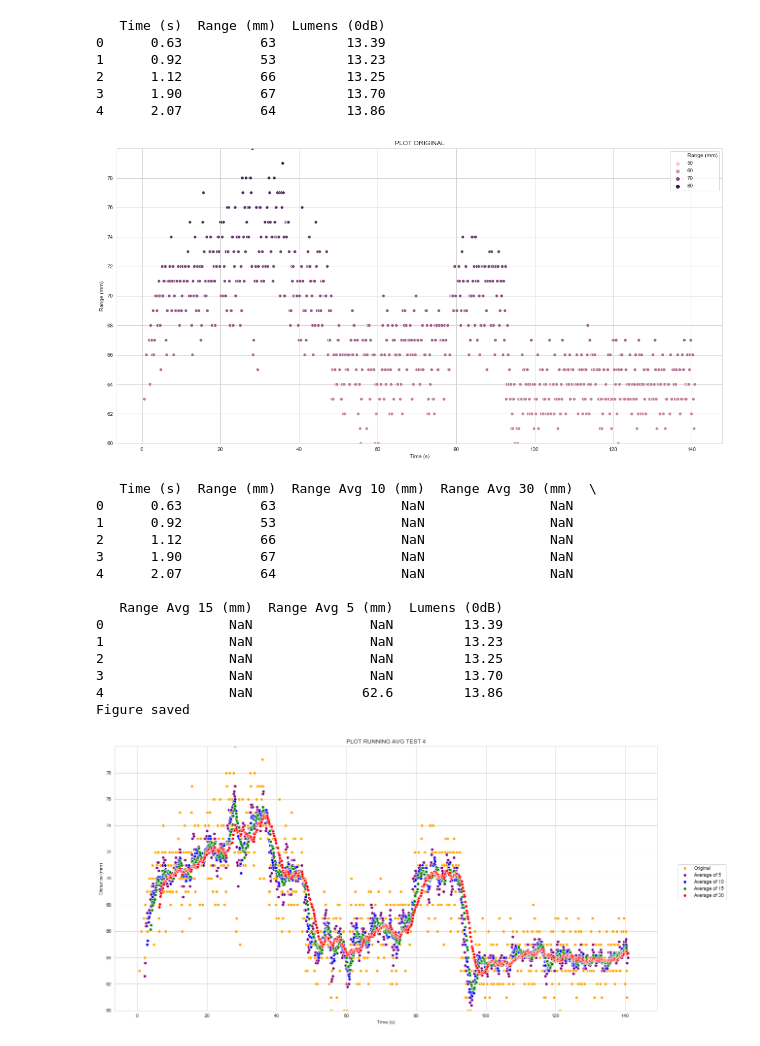
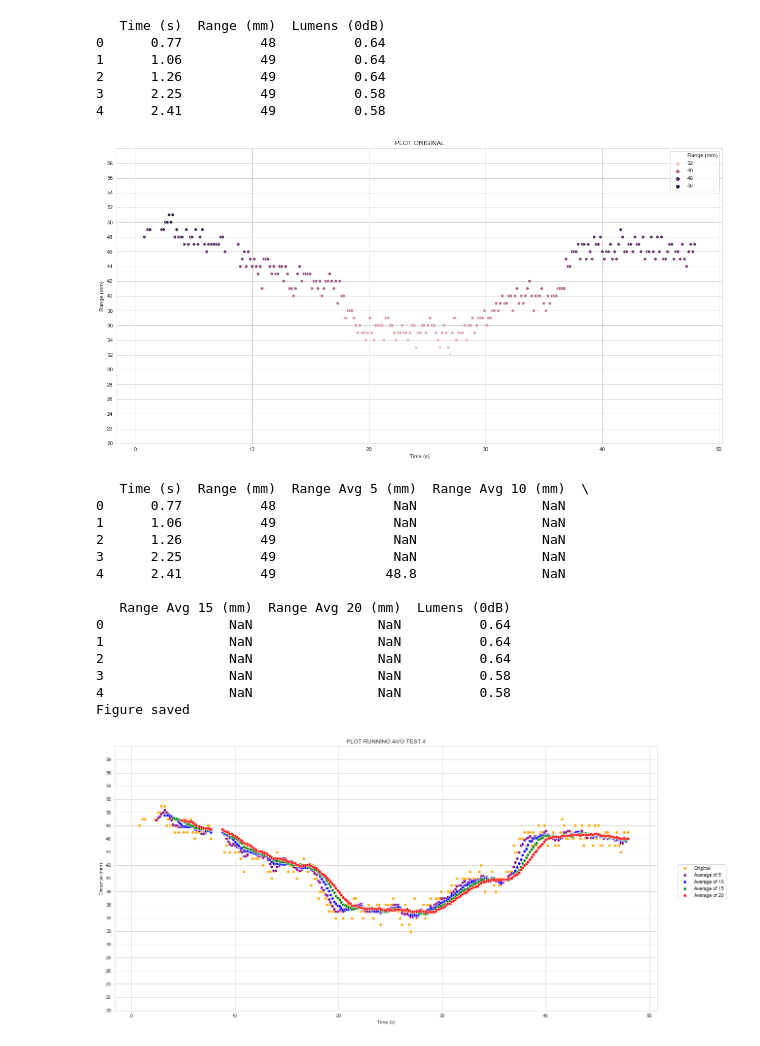
Before and after one commit to ubcbaja/eCVT, a Jupyter notebook: CFP/Data Analysis.ipynb, the cells around one changed output. Cells and saved outputs as stored; diff of their text form; code cells hidden in the pictures.

```diff
--- a/CFP/Data Analysis.ipynb
+++ b/CFP/Data Analysis.ipynb
@@ -9,76 +9,76 @@ import sys
 # %%
 sns.set_style("whitegrid")
 
-file_path = "D:\Documents\GitHub\eCVT\CFP\DistanceTest_2019_11_14_15_38_21_Test4_Revving_More.csv"
+file_path = "DistanceTest_2019_11_25_20_48_00_Run8.csv"
 # %%
 dfOriginal = pd.read_csv(file_path, encoding = 'utf-8')
 
 print(dfOriginal.head())
 
 ax = sns.scatterplot(x = "Time (s)", y = "Range (mm)", data = dfOriginal, hue = "Range (mm)")
-ax.set_ylim([60, 80])
+ax.set_ylim([20, 60])
 plt.title("PLOT ORIGINAL")
-plt.yticks(np.arange(60, 80, step = 2))
+plt.yticks(np.arange(20, 60, step = 2))
 
 fig = plt.gcf() # get current figures
 fig.set_size_inches(20, 10)
 # %% [output]
    Time (s)  Range (mm)  Lumens (0dB)
-0      0.63          63         13.39
-1      0.92          53         13.23
-2      1.12          66         13.25
-3      1.90          67         13.70
-4      2.07          64         13.86
+0      0.77          48          0.64
+1      1.06          49          0.64
+2      1.26          49          0.64
+3      2.25          49          0.58
+4      2.41          49          0.58
-[figure, old version]
+[figure, new version]
 # %%
 dfAveraged = dfOriginal
 
 try:
     dfAveraged.insert(2, "Range Avg 5 (mm)", value = np.NaN)
     dfAveraged.insert(3, "Range Avg 10 (mm)", value = np.NaN)
     dfAveraged.insert(4, "Range Avg 15 (mm)", value = np.NaN)
-    dfAveraged.insert(5, "Range Avg 30 (mm)", value = np.NaN)
+    dfAveraged.insert(5, "Range Avg 20 (mm)", value = np.NaN)
 except ValueError:
     pass
 
 dfAveraged["Range Avg 5 (mm)"] = dfAveraged.rolling(window = 5)["Range (mm)"].mean()
 dfAveraged["Range Avg 10 (mm)"] = dfAveraged.rolling(window = 10)["Range (mm)"].mean()
 dfAveraged["Range Avg 15 (mm)"] = dfAveraged.rolling(window = 15)["Range (mm)"].mean()
-dfAveraged["Range Avg 30 (mm)"] = dfAveraged.rolling(window = 30)["Range (mm)"].mean()
+dfAveraged["Range Avg 20 (mm)"] = dfAveraged.rolling(window = 20)["Range (mm)"].mean()
 
 print(dfAveraged.head())
 
 ax = sns.scatterplot(x = "Time (s)", y = "Range (mm)", data = dfOriginal, color = "orange")
 ax = sns.scatterplot(x = "Time (s)", y = "Range Avg 5 (mm)", data = dfOriginal, color = "purple")
 ax = sns.scatterplot(x = "Time (s)", y = "Range Avg 10 (mm)", data = dfOriginal, color = "blue")
 ax = sns.scatterplot(x = "Time (s)", y = "Range Avg 15 (mm)", data = dfOriginal, color = "green")
-ax = sns.scatterplot(x = "Time (s)", y = "Range Avg 30 (mm)", data = dfOriginal, color = "red")
+ax = sns.scatterplot(x = "Time (s)", y = "Range Avg 20 (mm)", data = dfOriginal, color = "red")
 
-ax.set_ylim([60, 80])
+ax.set_ylim([20, 60])
 plt.title("PLOT RUNNING AVG TEST 4")
 plt.ylabel("Distance (mm)")
-plt.yticks(np.arange(60, 80, step = 2))
+plt.yticks(np.arange(20, 60, step = 2))
 
 fig = plt.gcf() # get current figures
-fig.legend(labels = ["Original", "Average of 5", "Average of 10", "Average of 15", "Average of 30"], loc = "right")
+fig.legend(labels = ["Original", "Average of 5", "Average of 10", "Average of 15", "Average of 20"], loc = "right")
 fig.set_size_inches(20, 10)
 
 currentDT = datetime.now()
-fig.savefig("Running_Avg_Comparison_Test4_" + currentDT.strftime("%Y_%m_%d_%H_%M_%S") + ".pdf", dpi = 2400)
+fig.savefig(file_path + "_" + currentDT.strftime("%Y_%m_%d_%H_%M_%S") + ".pdf", dpi = 2400)
 print("Figure saved")
 # %% [output]
-   Time (s)  Range (mm)  Range Avg 10 (mm)  Range Avg 30 (mm)  \
-0      0.63          63                NaN                NaN
-1      0.92          53                NaN                NaN
-2      1.12          66                NaN                NaN
-3      1.90          67                NaN                NaN
-4      2.07          64                NaN                NaN
+   Time (s)  Range (mm)  Range Avg 5 (mm)  Range Avg 10 (mm)  \
+0      0.77          48               NaN                NaN
+1      1.06          49               NaN                NaN
+2      1.26          49               NaN                NaN
+3      2.25          49               NaN                NaN
+4      2.41          49              48.8                NaN
 
-   Range Avg 15 (mm)  Range Avg 5 (mm)  Lumens (0dB)
-0                NaN               NaN         13.39
-1                NaN               NaN         13.23
-2                NaN               NaN         13.25
-3                NaN               NaN         13.70
-4                NaN              62.6         13.86
+   Range Avg 15 (mm)  Range Avg 20 (mm)  Lumens (0dB)
+0                NaN                NaN          0.64
+1                NaN                NaN          0.64
+2                NaN                NaN          0.64
+3                NaN                NaN          0.58
+4                NaN                NaN          0.58
 Figure saved
-[figure, old version]
+[figure, new version]
```
Also changed, not shown: 8 other files.
